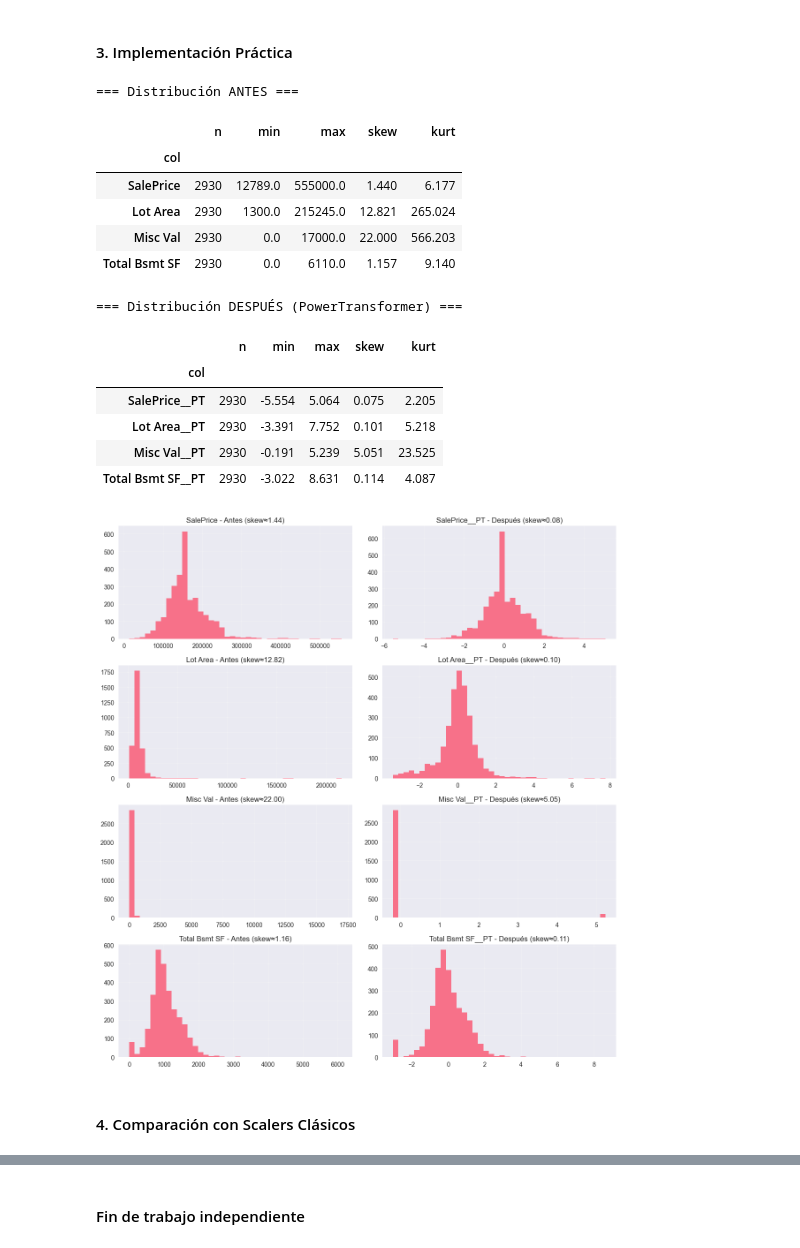
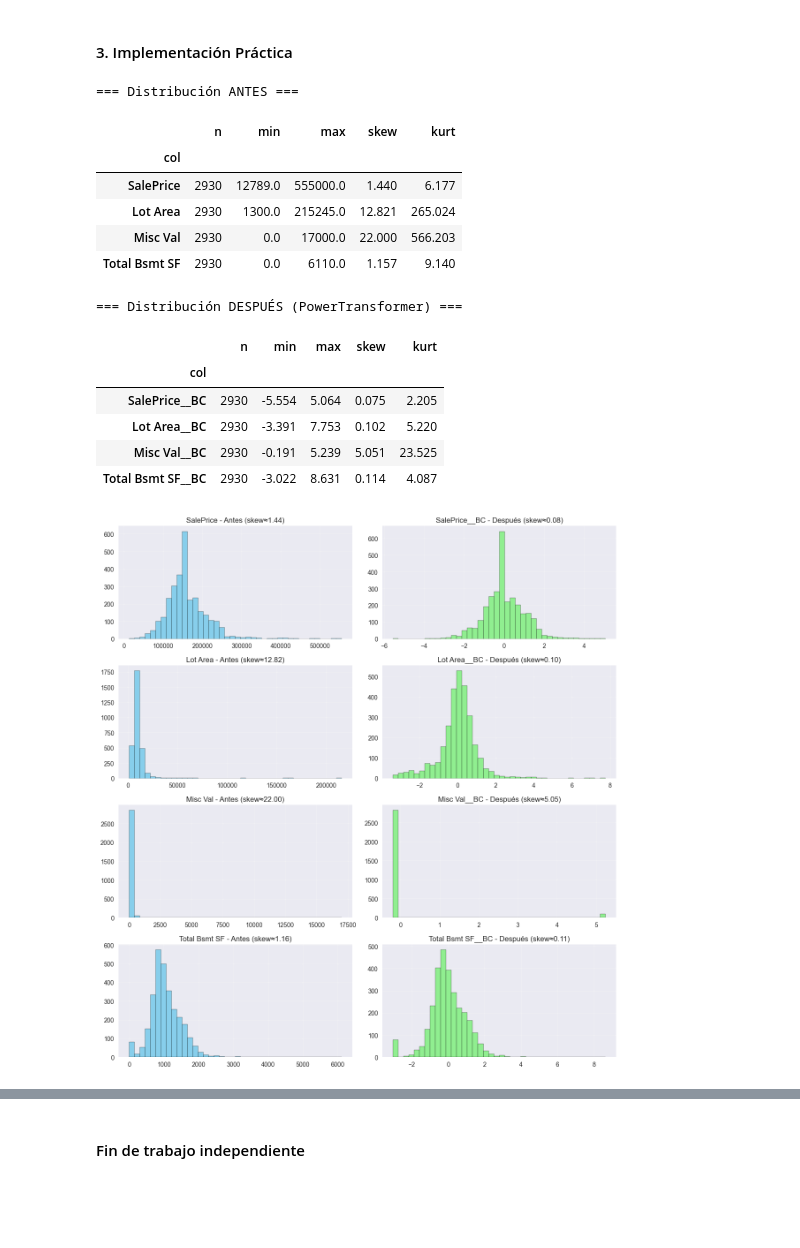
Before and after one commit to mercedesbarrutia-max/portfolio, a Jupyter notebook: docs/portfolio/entregas/cinco.ipynb, the cells around one changed output, grey strips where cells are left out. Saved outputs shown, nothing was run; the diff lists cells and outputs as text; code cells hidden in the pictures; blank space fills up the shorter version.

```diff
--- a/docs/portfolio/entregas/cinco.ipynb
+++ b/docs/portfolio/entregas/cinco.ipynb
@@ -1299,46 +1280,50 @@ def resumen_dist(s, name):
 # Resumen antes
 antes = pd.DataFrame([resumen_dist(df_imputed[c], c) for c in cols_sesgadas]).set_index("col")
 print("=== Distribución ANTES ===")
 display(antes.round(3))
 
-# Ajuste y transformación PowerTransformer (Yeo-Johnson)
-pt = PowerTransformer(method="yeo-johnson", standardize=True)
-X_pt = pt.fit_transform(df_imputed[cols_sesgadas])
-df_pt = pd.DataFrame(X_pt, columns=[f"{c}__PT" for c in cols_sesgadas], index=df_imputed.index)
+#tienen que ser positivas las varibles
+df_pos = df_imputed[cols_sesgadas].apply(
+    lambda x: x + abs(x.min()) + 1 if (x <= 0).any() else x
+)
+
+# Ajuste y transformación PowerTransformer (Box-cox)
+pt_boxcox = PowerTransformer(method="box-cox", standardize=True)
+X_boxcox = pt_boxcox.fit_transform(df_pos)
+df_boxcox = pd.DataFrame(X_boxcox, columns=[f"{c}__BC" for c in cols_sesgadas], index=df_imputed.index)
 
 # Resumen después
-despues = pd.DataFrame([resumen_dist(df_pt[f"{c}__PT"], f"{c}__PT") for c in cols_sesgadas]).set_index("col")
+despues = pd.DataFrame([resumen_dist(df_boxcox[f"{c}__BC"], f"{c}__BC") for c in cols_sesgadas]).set_index("col")
 print("=== Distribución DESPUÉS (PowerTransformer) ===")
 display(despues.round(3))
 
 # Visual: hist antes/después (solo TRAIN VISUAL, no cambia datos)
-fig, axes = plt.subplots(len(cols_sesgadas), 2, figsize=(12, 3.2*len(cols_sesgadas)))
+
+fig, axes = plt.subplots(len(cols_sesgadas), 2, figsize=(12, 3.2 * len(cols_sesgadas)))
 for i, c in enumerate(cols_sesgadas):
     # Antes
-    axes[i, 0].hist(pd.to_numeric(df_imputed[c], errors="coerce").dropna(), bins=40)
+    axes[i, 0].hist(pd.to_numeric(df_imputed[c], errors="coerce").dropna(), bins=40, color="skyblue", edgecolor="black")
     axes[i, 0].set_title(f"{c} - Antes (skew≈{antes.loc[c,'skew']:.2f})")
     axes[i, 0].grid(alpha=.3)
     # Después
-    axes[i, 1].hist(df_pt[f"{c}__PT"].dropna(), bins=40)
-    axes[i, 1].set_title(f"{c}__PT - Después (skew≈{despues.loc[f'{c}__PT','skew']:.2f})")
+    axes[i, 1].hist(df_boxcox[f"{c}__BC"].dropna(), bins=40, color="lightgreen", edgecolor="black")
+    axes[i, 1].set_title(f"{c}__BC - Después (skew≈{despues.loc[f'{c}__BC','skew']:.2f})")
     axes[i, 1].grid(alpha=.3)
 plt.tight_layout()
 plt.show()
 # %% [output]
 === Distribución ANTES ===
 |  | n | min | max | skew | kurt |
 | col |  |  |  |  |  |
 | SalePrice | 2930 | 12789.0 | 555000.0 | 1.440 | 6.177 |
 | Lot Area | 2930 | 1300.0 | 215245.0 | 12.821 | 265.024 |
 | Misc Val | 2930 | 0.0 | 17000.0 | 22.000 | 566.203 |
 | Total Bsmt SF | 2930 | 0.0 | 6110.0 | 1.157 | 9.140 |
 === Distribución DESPUÉS (PowerTransformer) ===
 |  | n | min | max | skew | kurt |
 | col |  |  |  |  |  |
-| SalePrice__PT | 2930 | -5.554 | 5.064 | 0.075 | 2.205 |
-| Lot Area__PT | 2930 | -3.391 | 7.752 | 0.101 | 5.218 |
-| Misc Val__PT | 2930 | -0.191 | 5.239 | 5.051 | 23.525 |
-| Total Bsmt SF__PT | 2930 | -3.022 | 8.631 | 0.114 | 4.087 |
+| SalePrice__BC | 2930 | -5.554 | 5.064 | 0.075 | 2.205 |
+| Lot Area__BC | 2930 | -3.391 | 7.753 | 0.102 | 5.220 |
+| Misc Val__BC | 2930 | -0.191 | 5.239 | 5.051 | 23.525 |
+| Total Bsmt SF__BC | 2930 | -3.022 | 8.631 | 0.114 | 4.087 |
-[figure, old version]
+[figure, new version]
-# %% [markdown]
-#### 4. Comparación con Scalers Clásicos
```
Also changed, not shown: parts of 13 cells of this notebook, 2 other files.
